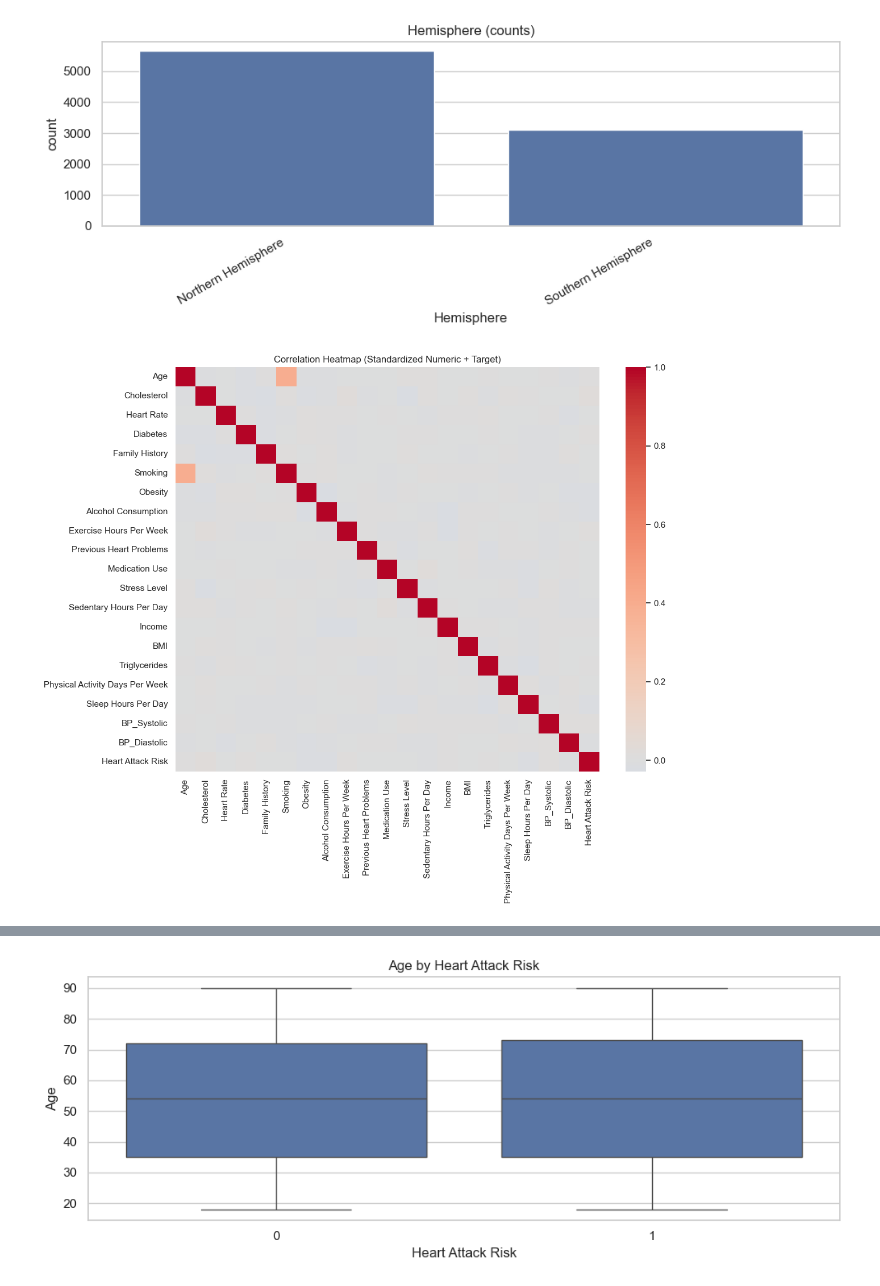
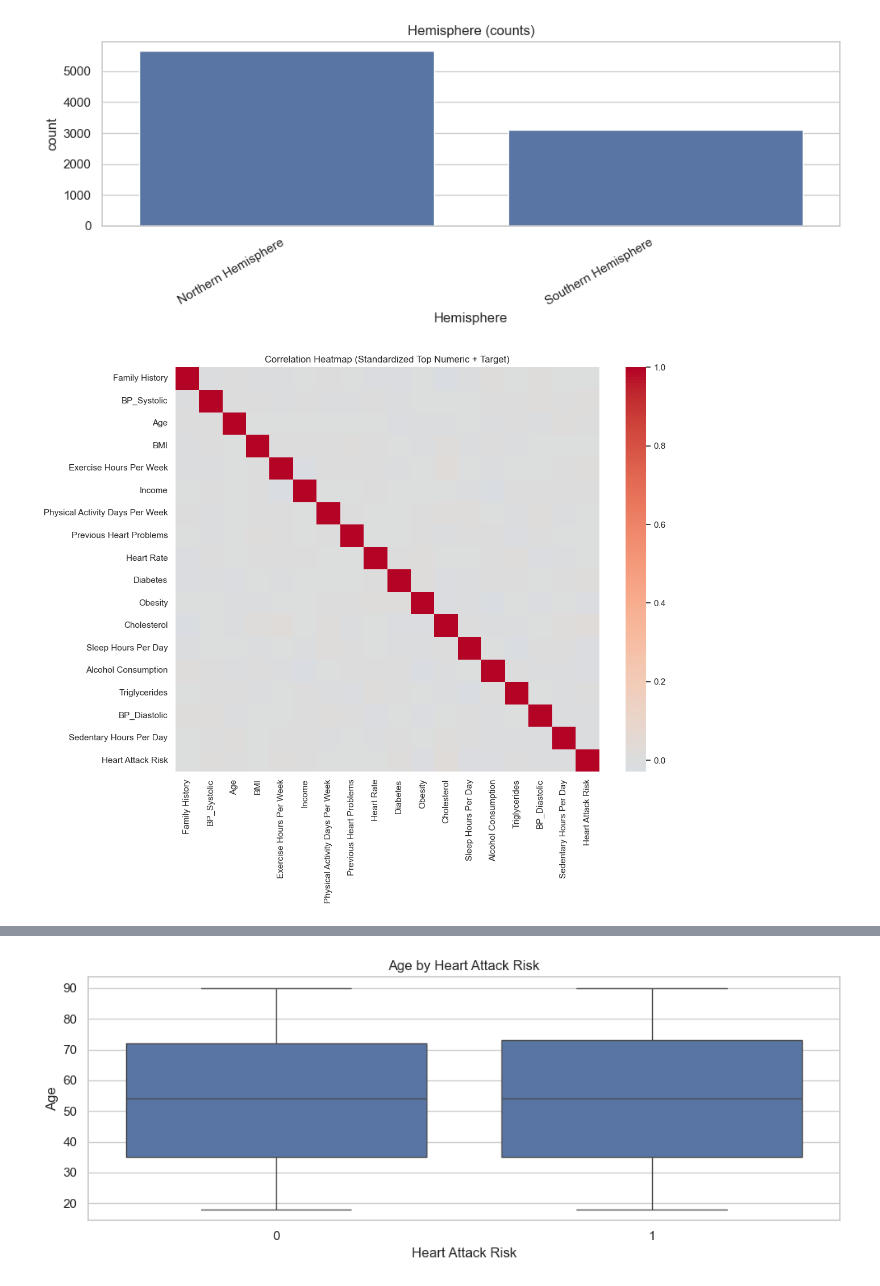
Before and after one commit to OmarHourani01/AI_Project_PSUT, a Jupyter notebook: heart_attack_classification.ipynb, the cells around one changed output, grey strips where cells are left out. Drawn from its saved outputs; the diff is of its cells as text; code cells hidden in the pictures.

Commit message:
Initial Model

```diff
--- a/heart_attack_classification.ipynb
+++ b/heart_attack_classification.ipynb
@@ -304,21 +321,25 @@ for col in categorical_features:
 # %%
 # Correlation Heatmap (standardized numeric features)
 scaler_for_eda = StandardScaler()
+
+# Use the ranked top numeric features if available (from Early Feature Ranking); otherwise fall back to all numeric features
+heatmap_numeric = top_numeric_for_heatmap if 'top_numeric_for_heatmap' in globals() and len(top_numeric_for_heatmap) > 0 else numeric_features
+
 X_num_scaled = pd.DataFrame(
-    scaler_for_eda.fit_transform(df_model[numeric_features]),
-    columns=numeric_features,
+    scaler_for_eda.fit_transform(df_model[heatmap_numeric]),
+    columns=heatmap_numeric,
     index=df_model.index,
  )
 
 # Correlation is scale-invariant, but standardizing helps avoid any downstream plotting surprises
 corr = pd.concat([X_num_scaled, y.rename(TARGET)], axis=1).corr(numeric_only=True)
 plt.figure(figsize=(12, 10))
 sns.heatmap(corr, cmap='coolwarm', center=0, square=False)
-plt.title('Correlation Heatmap (Standardized Numeric + Target)')
+plt.title('Correlation Heatmap (Standardized Top Numeric + Target)')
 plt.tight_layout()
 plt.show()
 # %% [output]
-[figure, old version]
+[figure, new version]
 # %%
 # Sanity-check: confirm numeric features are standardized (mean≈0, std≈1)
 means = X_num_scaled.mean().abs().sort_values(ascending=False)
```
Also changed, not shown: parts of 4 cells of this notebook.
